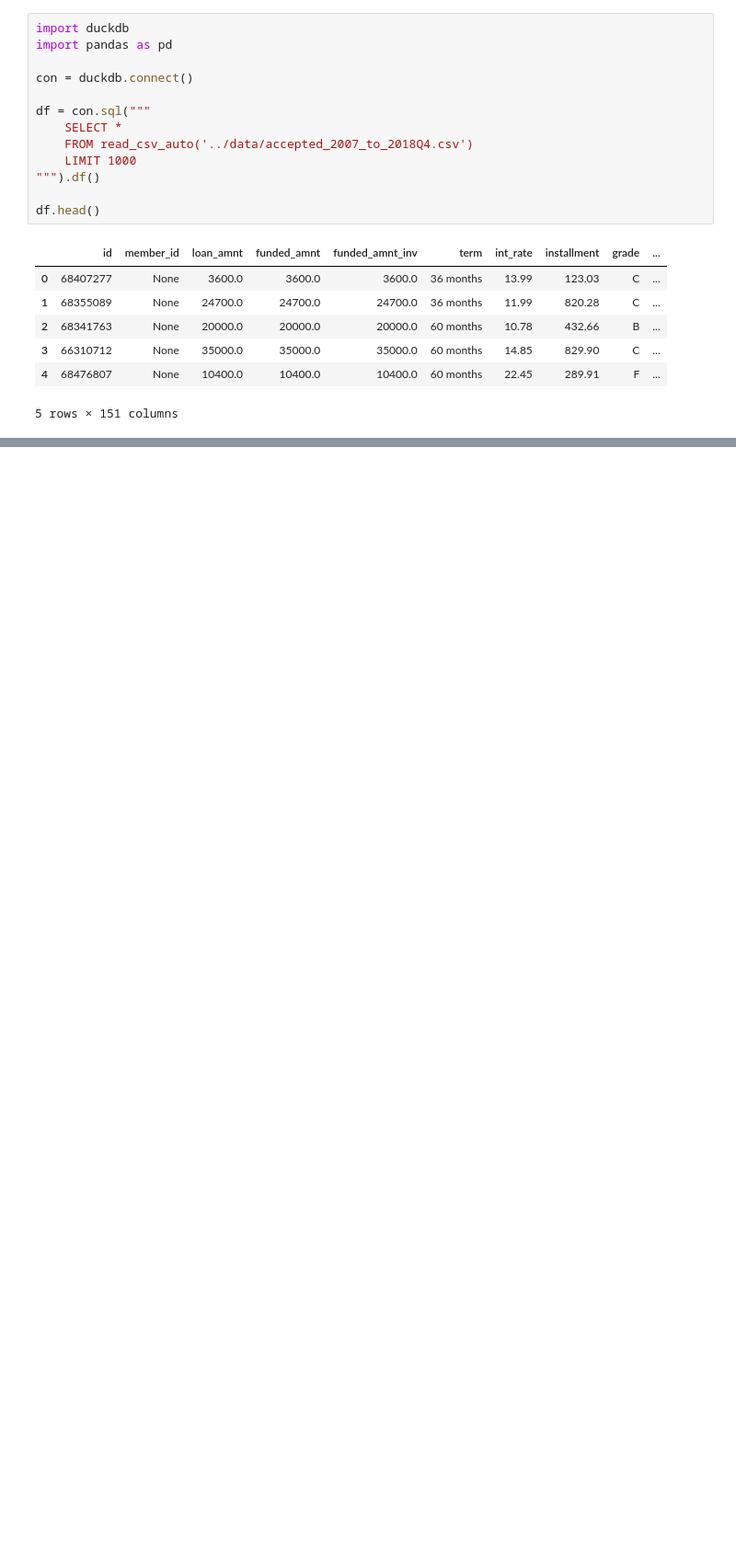
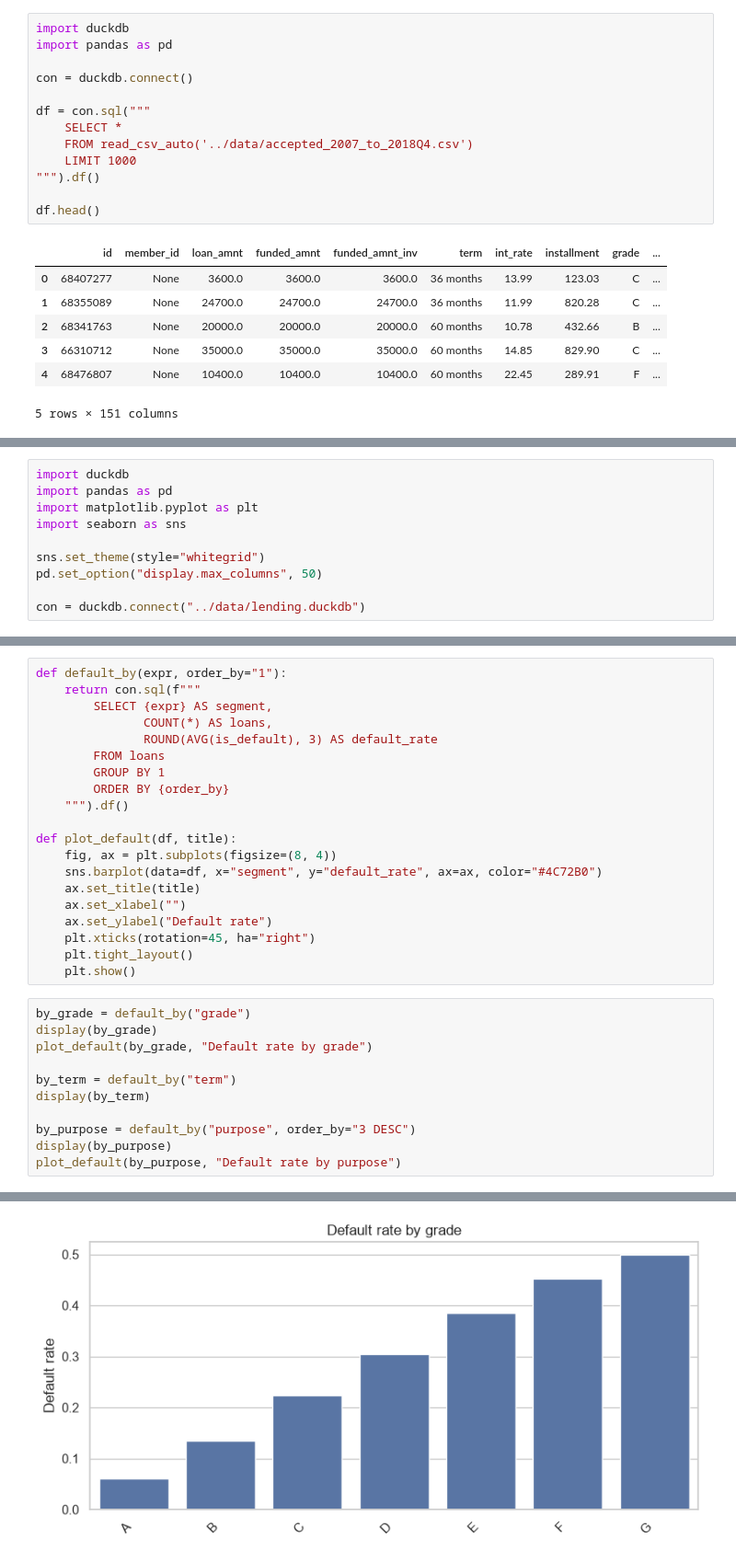
Before and after one commit to TzurShalom/Lending-Club, a Jupyter notebook: notebooks/01_eda.ipynb, the cells around one changed output, grey strips where cells are left out. Shown at 92% size. Cells and saved outputs as stored; diff of their text form; blank space fills up the shorter version.

Commit message:
Add exploratory data analyst

```diff
--- a/notebooks/01_eda.ipynb
+++ b/notebooks/01_eda.ipynb
@@ -45,3 +45,13 @@ con.sql("""
 | 11 | credit_card | 295279 | 0.169 |
 | 12 | car | 14585 | 0.147 |
 | 13 | wedding | 2294 | 0.122 |
+# %%
+import duckdb
+import pandas as pd
+import matplotlib.pyplot as plt
+import seaborn as sns
+
+sns.set_theme(style="whitegrid")
+pd.set_option("display.max_columns", 50)
+
+con = duckdb.connect("../data/lending.duckdb")
@@ -47,0 +95,32 @@ con.sql("""
+# %%
+def default_by(expr, order_by="1"):
+    return con.sql(f"""
+        SELECT {expr} AS segment,
+               COUNT(*) AS loans,
+               ROUND(AVG(is_default), 3) AS default_rate
+        FROM loans
+        GROUP BY 1
+        ORDER BY {order_by}
+    """).df()
+
+def plot_default(df, title):
+    fig, ax = plt.subplots(figsize=(8, 4))
+    sns.barplot(data=df, x="segment", y="default_rate", ax=ax, color="#4C72B0")
+    ax.set_title(title)
+    ax.set_xlabel("")
+    ax.set_ylabel("Default rate")
+    plt.xticks(rotation=45, ha="right")
+    plt.tight_layout()
+    plt.show()
+# %%
+by_grade = default_by("grade")
+display(by_grade)
+plot_default(by_grade, "Default rate by grade")
+
+by_term = default_by("term")
+display(by_term)
+
+by_purpose = default_by("purpose", order_by="3 DESC")
+display(by_purpose)
+plot_default(by_purpose, "Default rate by purpose")
+# %% [output]
@@ -47,0 +135 @@ con.sql("""
+[figure, added]
```
Also changed, not shown: parts of 9 cells of this notebook.
